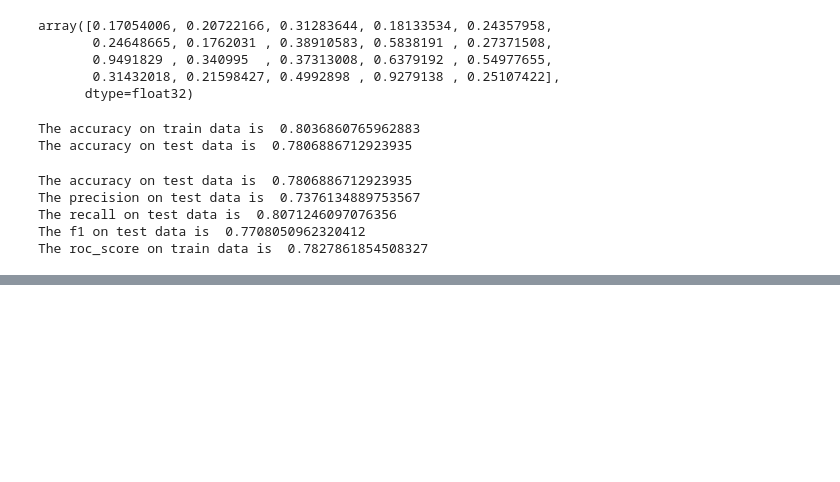
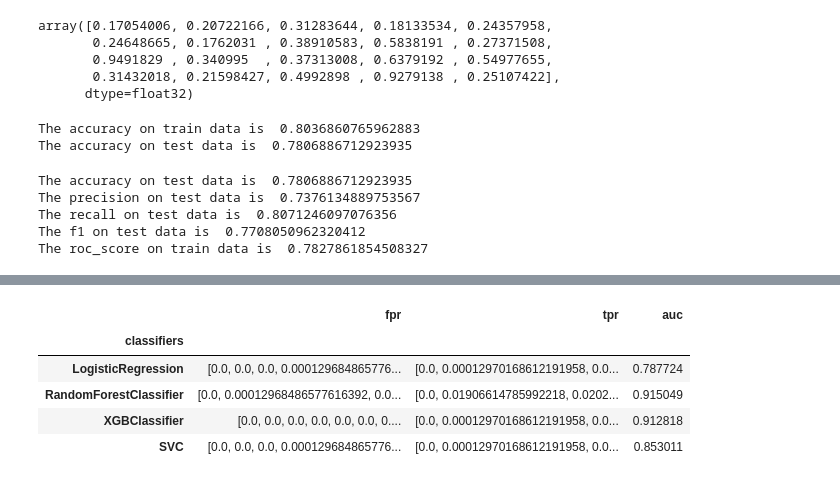
Before and after one commit to dsnnaveen/Credit-Card-Default-Deteciton, a Jupyter notebook: Credit_Card_Default_Prediction_Capstone_Project.ipynb, the cells around one changed output, grey strips where cells are left out. Cells and saved outputs as stored; diff of their text form; code cells hidden in the pictures; blank space fills up the shorter version.

```diff
--- a/Credit_Card_Default_Prediction_Capstone_Project.ipynb
+++ b/Credit_Card_Default_Prediction_Capstone_Project.ipynb
@@ -838,0 +977,9 @@ The roc_score on train data is  0.7827861854508327
+# %%
+result_table
+# %% [output]
+|  | fpr | tpr | auc |
+| classifiers |  |  |  |
+| LogisticRegression | [0.0, 0.0, 0.0, 0.000129684865776... | [0.0, 0.00012970168612191958, 0.0... | 0.787724 |
+| RandomForestClassifier | [0.0, 0.00012968486577616392, 0.0... | [0.0, 0.01906614785992218, 0.0202... | 0.915049 |
+| XGBClassifier | [0.0, 0.0, 0.0, 0.0, 0.0, 0.0, 0.... | [0.0, 0.00012970168612191958, 0.0... | 0.912818 |
+| SVC | [0.0, 0.0, 0.0, 0.000129684865776... | [0.0, 0.00012970168612191958, 0.0... | 0.853011 |
```
Also changed, not shown: parts of 30 cells of this notebook.
